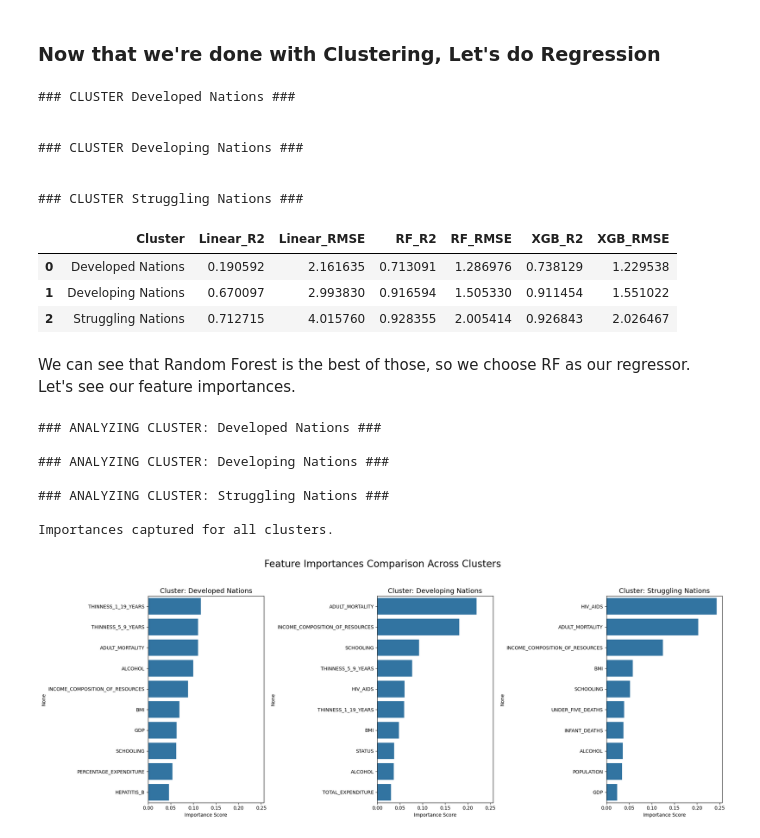
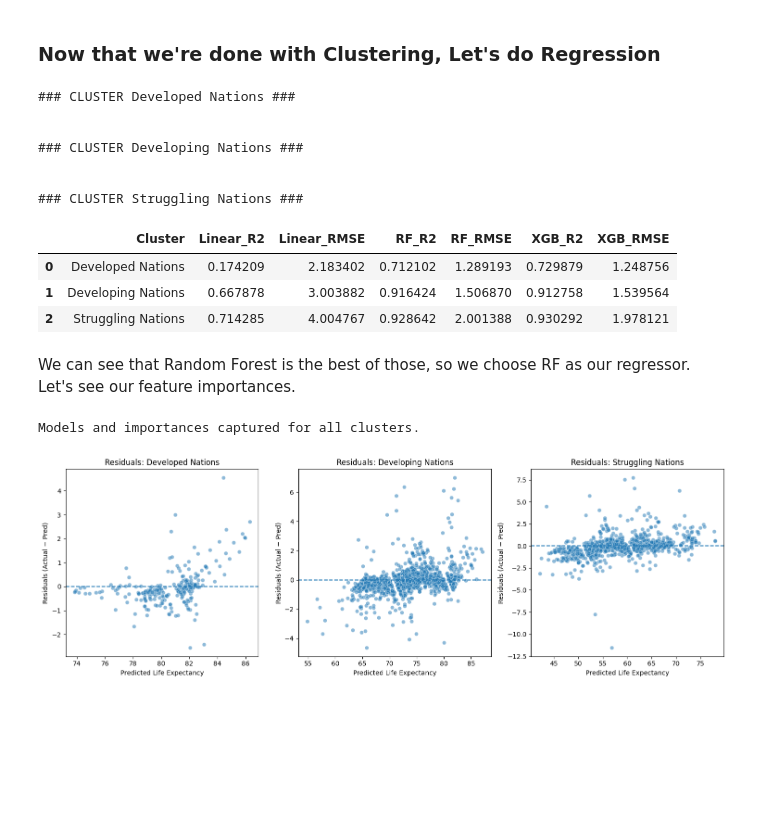
Before and after one commit to egeundenis/life-expectancy-project, a Jupyter notebook: project.ipynb, the cells around one changed output. Saved outputs shown, nothing was run; the diff lists cells and outputs as text; code cells hidden in the pictures; blank space fills up the shorter version.

```diff
--- a/project.ipynb
+++ b/project.ipynb
@@ -547,7 +546,7 @@ from xgboost import XGBRegressor
 from sklearn.metrics import r2_score, mean_squared_error
 
 target = "LIFE_EXPECTANCY"
-drop_cols = ["COUNTRY", "YEAR", "CLUSTER_NAME", "CLUSTER"]  # gerekli değil
+drop_cols = ["COUNTRY", "YEAR", "CLUSTER_NAME", "CLUSTER", "STATUS"]  # gerekli değil
 features = [c for c in df.columns if c not in drop_cols + [target]]
 
 clusters = sorted(df["CLUSTER_NAME"].unique())
@@ -639,9 +638,9 @@ comparison_df
 
 ### CLUSTER Struggling Nations ###
 |  | Cluster | Linear_R2 | Linear_RMSE | RF_R2 | RF_RMSE | XGB_R2 | XGB_RMSE |
-| 0 | Developed Nations | 0.190592 | 2.161635 | 0.713091 | 1.286976 | 0.738129 | 1.229538 |
-| 1 | Developing Nations | 0.670097 | 2.993830 | 0.916594 | 1.505330 | 0.911454 | 1.551022 |
-| 2 | Struggling Nations | 0.712715 | 4.015760 | 0.928355 | 2.005414 | 0.926843 | 2.026467 |
+| 0 | Developed Nations | 0.174209 | 2.183402 | 0.712102 | 1.289193 | 0.729879 | 1.248756 |
+| 1 | Developing Nations | 0.667878 | 3.003882 | 0.916424 | 1.506870 | 0.912758 | 1.539564 |
+| 2 | Struggling Nations | 0.714285 | 4.004767 | 0.928642 | 2.001388 | 0.930292 | 1.978121 |
 # %% [markdown]
 We can see that Random Forest is the best of those, so we choose RF as our regressor. Let's see our feature importances.
 # %%
@@ -649,12 +648,11 @@ import matplotlib.pyplot as plt
 import seaborn as sns
 from sklearn.ensemble import RandomForestRegressor
 
-# Dictionary to store importances for each cluster
+# Store models and importances per cluster
+cluster_models = {}
 cluster_importances = {}
 
 for cl in clusters:
-    print(f"\n### ANALYZING CLUSTER: {cl} ###")
-
     d = df[df["CLUSTER_NAME"] == cl]
     X = d[features]
     y = d[target]
@@ -663,7 +661,6 @@ for cl in clusters:
         X, y, test_size=0.2, random_state=42
     )
 
-    # Re-fitting the Random Forest model
     rf = RandomForestRegressor(
         n_estimators=300,
         max_depth=None,
@@ -676,44 +673,37 @@ for cl in clusters:
 
     rf.fit(X_train, y_train)
 
-    # Capture importances
-    importances = pd.Series(
+    # save model
+    cluster_models[cl] = rf
+
+    # save importances
+    cluster_importances[cl] = pd.Series(
         rf.feature_importances_, index=features
     ).sort_values(ascending=False)
 
-    cluster_importances[cl] = importances
-
-print("\nImportances captured for all clusters.")
+print("Models and importances captured for all clusters.")
 # %% [output]
-### ANALYZING CLUSTER: Developed Nations ###
-
-### ANALYZING CLUSTER: Developing Nations ###
-
-### ANALYZING CLUSTER: Struggling Nations ###
-
-Importances captured for all clusters.
+Models and importances captured for all clusters.
 # %%
-fig, axes = plt.subplots(1, 3, figsize=(20, 8), sharex=True)
-fig.suptitle('Feature Importances Comparison Across Clusters', fontsize=20)
+plt.figure(figsize=(15, 5))
 
 for i, cl in enumerate(clusters):
-    data = cluster_importances[cl].head(10) # Show top 10 for clarity
-    sns.barplot(x=data.values, y=data.index, ax=axes[i])
-    axes[i].set_title(f"Cluster: {cl}", fontsize=14)
-    axes[i].set_xlabel("Importance Score")
+    d = df[df["CLUSTER_NAME"] == cl]
+    X_cl = d[features]
+    y_cl = d[target]
 
-plt.tight_layout(rect=[0, 0.03, 1, 0.95])
+    rf = cluster_models[cl]  # <-- correct model
+    y_pred = rf.predict(X_cl)
+    residuals = y_cl - y_pred
+
+    plt.subplot(1, 3, i + 1)
+    sns.scatterplot(x=y_pred, y=residuals, alpha=0.5)
+    plt.axhline(0, linestyle="--")
+    plt.title(f"Residuals: {cl}")
+    plt.xlabel("Predicted Life Expectancy")
+    plt.ylabel("Residuals (Actual - Pred)")
+
+plt.tight_layout()
 plt.show()
-
-
-# Combine all cluster importances into one DataFrame
-comparison_table = pd.DataFrame(cluster_importances)
-
-# Fill NaNs with 0 (if a feature exists in one cluster but not another)
-comparison_table = comparison_table.fillna(0)
-
-# Sort by the first cluster to make it readable, or by the average
-comparison_table['Average'] = comparison_table.mean(axis=1)
-comparison_table = comparison_table.sort_values(by='Average', ascending=False)
 # %% [output]
-[figure, old version]
+[figure, new version]
```
Also changed, not shown: parts of 3 cells of this notebook.
